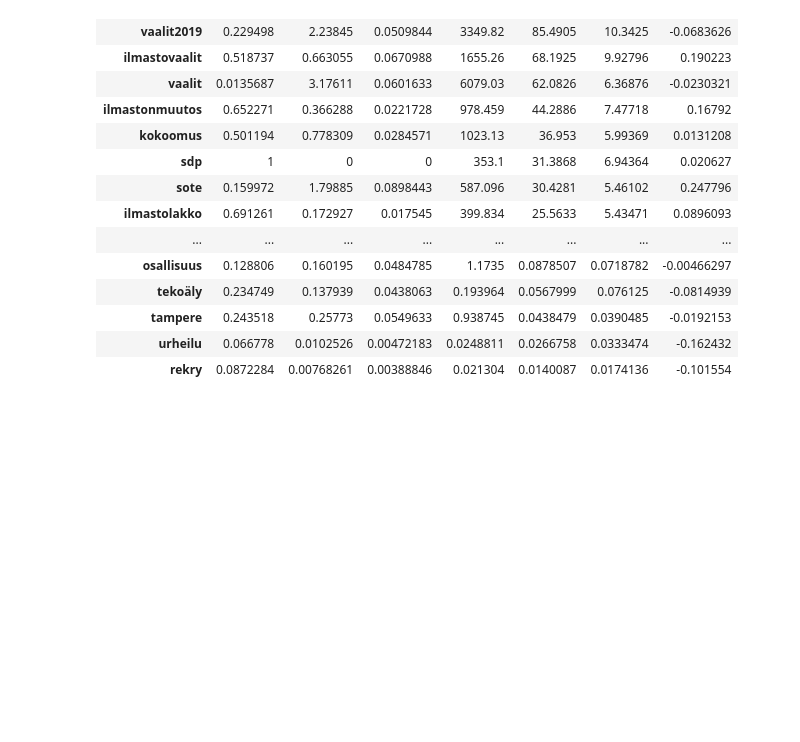
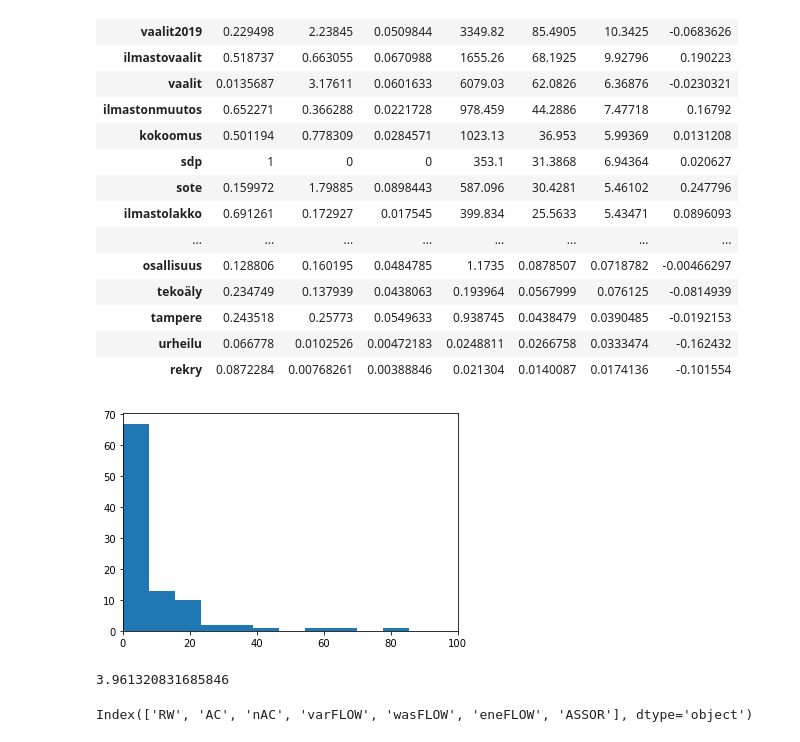
Before and after one commit to alesalloum/mt2020, a Jupyter notebook: core_polarization.ipynb, the cells around one changed output. Drawn from its saved outputs; the diff is of its cells as text; code cells hidden in the pictures; blank space fills up the shorter version.

```diff
--- a/core_polarization.ipynb
+++ b/core_polarization.ipynb
@@ -580,3 +582,13 @@ df.sort_values(by=["wasFLOW"], ascending=False)
 | tampere | 0.243518 | 0.25773 | 0.0549633 | 0.938745 | 0.0438479 | 0.0390485 | -0.0192153 |
 | urheilu | 0.066778 | 0.0102526 | 0.00472183 | 0.0248811 | 0.0266758 | 0.0333474 | -0.162432 |
 | rekry | 0.0872284 | 0.00768261 | 0.00388846 | 0.021304 | 0.0140087 | 0.0174136 | -0.101554 |
+# %%
+ax = plt.subplot()
+_ = ax.hist(y, bins=80)
+_ = ax.set_xlim(0,100)
+# %% [output]
+[figure, added]
+# %%
+np.median(y)
+# %% [output]
+3.961320831685846
@@ -582,0 +597,4 @@ df.sort_values(by=["wasFLOW"], ascending=False)
+# %%
+df_num.columns
+# %% [output]
+Index(['RW', 'AC', 'nAC', 'varFLOW', 'wasFLOW', 'eneFLOW', 'ASSOR'], dtype='object')
```
Also changed, not shown: parts of 4 cells of this notebook, 2 other files.
